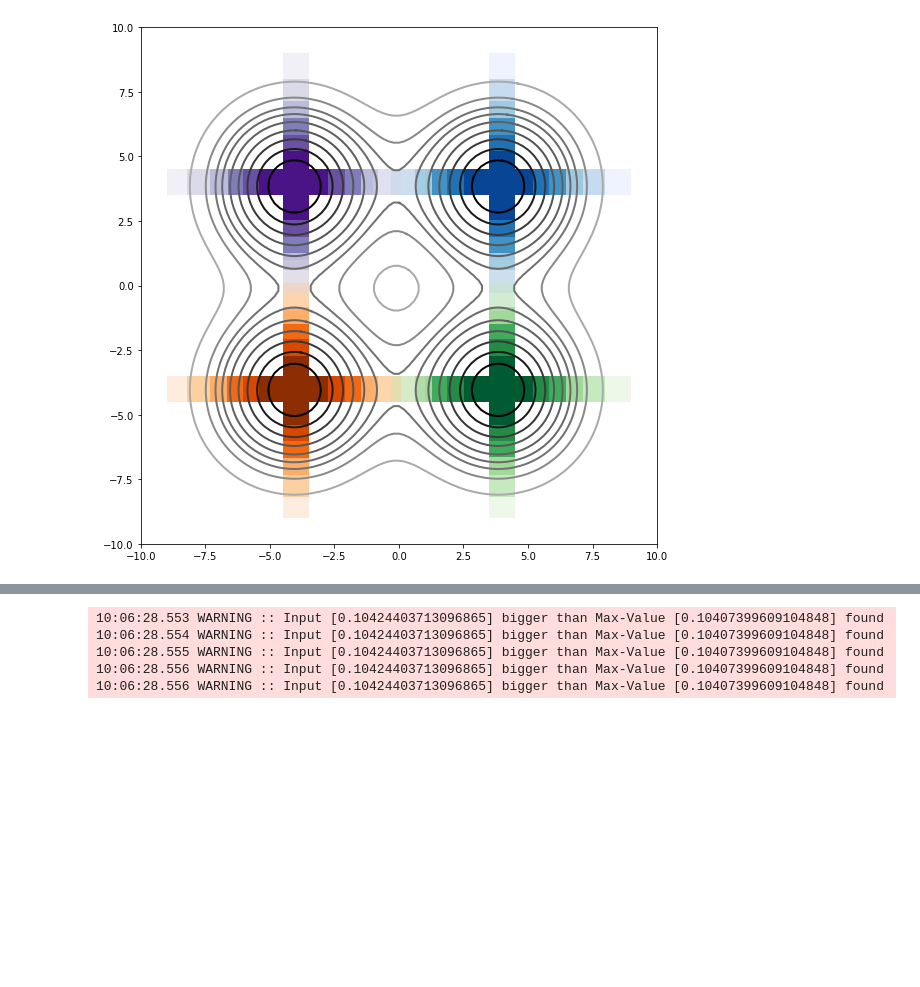
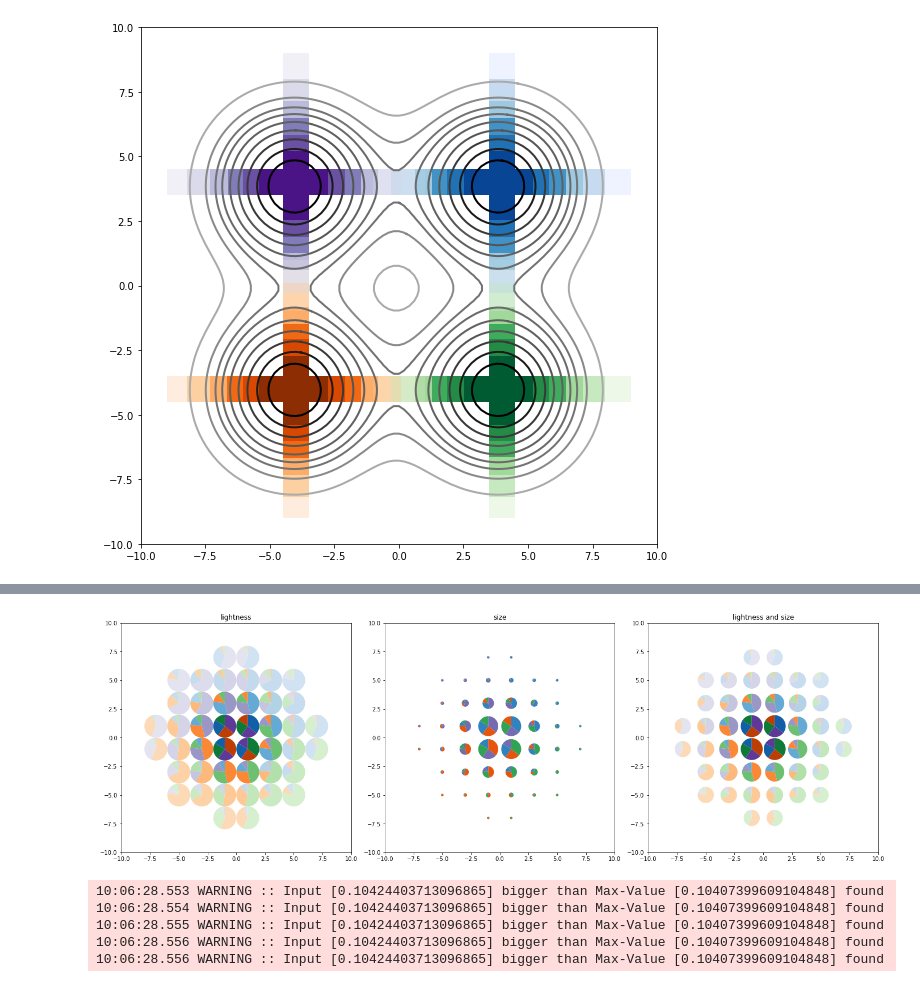
Before and after one commit to asver12/contour-maps-visualization, a Jupyter notebook: examples/Pie-charts.ipynb, the cells around one changed output, grey strips where cells are left out. Drawn from its saved outputs; the diff is of its cells as text; code cells hidden in the pictures; blank space fills up the shorter version.

```diff
--- a/examples/Pie-charts.ipynb
+++ b/examples/Pie-charts.ipynb
@@ -98,2 +144,20 @@ AttributeError: 'Figure' object has no attribute 'plot_layout'
+# %%
+fig, (ax_0, ax_1, ax_2) = plt.subplots(1,3, sharex=True)
+picture_plot.plot_image(ax_0, gaussians[0], contours=False, pie_charts=True, pie_chart_modus="light",  pie_num=10, pie_chart_iso_level=100)
+ax_0.set_title("lightness")
+ax_0.set_aspect("equal")
+
+picture_plot.plot_image(ax_1, gaussians[0], contours=False, pie_charts=True, pie_chart_modus="size",  pie_num=10, pie_chart_iso_level=100)
+ax_1.set_title("size")
+ax_1.set_aspect("equal")
+
+picture_plot.plot_image(ax_2, gaussians[0], contours=False, pie_charts=True, pie_chart_modus="both",  pie_num=10, pie_chart_iso_level=100)
+ax_2.set_title("lightness and size")
+ax_2.set_aspect("equal")
+
+fig.tight_layout()
+fig.savefig("different_pie_chart_options.png")
+# %% [output]
+[figure, added]
 # %%
 fig, axis = plt.subplots(1,1)
```
Also changed, not shown: parts of 10 cells of this notebook, 4 other files.
